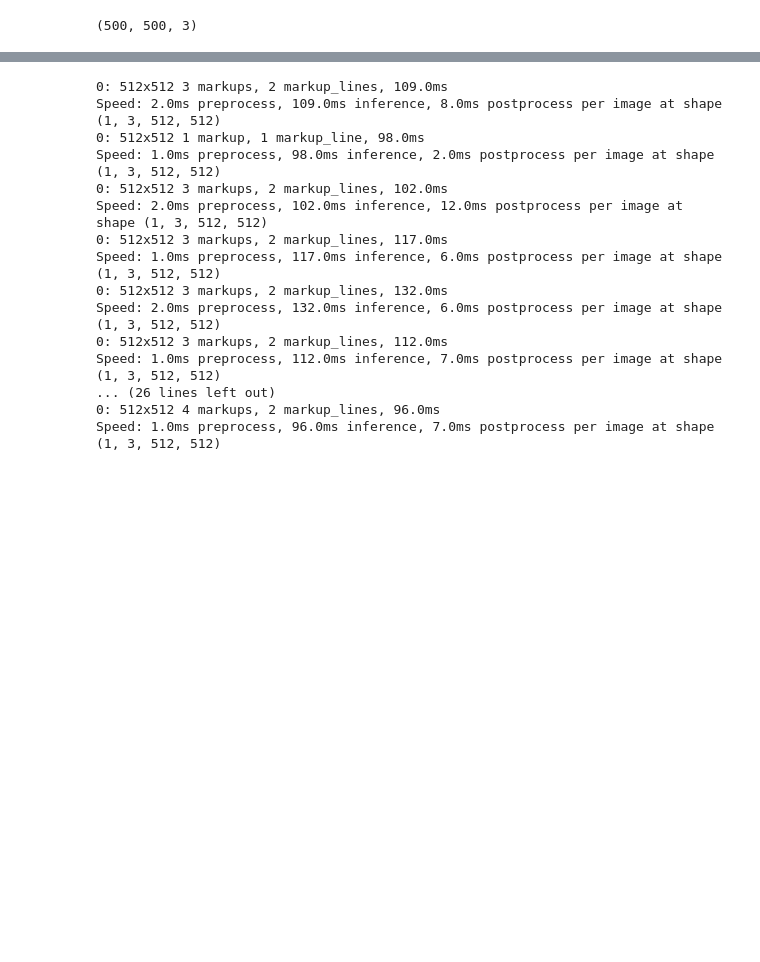
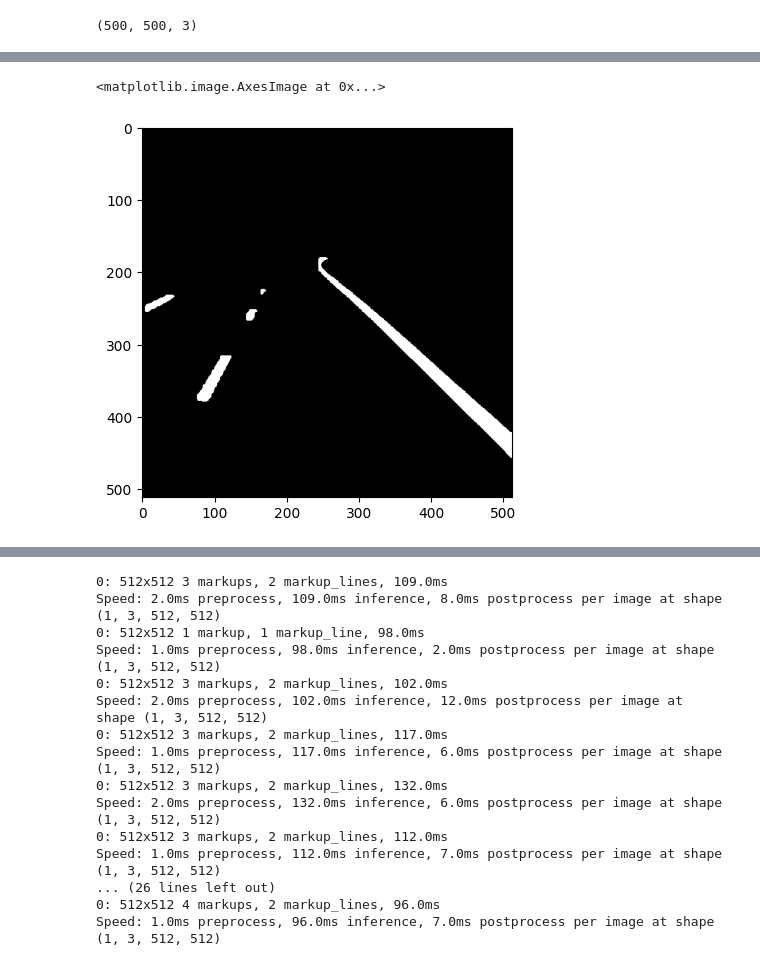
Before and after one commit to FilippYV/ETS_Autopilot, a Jupyter notebook: code_programm/lane_recognition/yolo8_seg_medel_test.ipynb, the cells around one changed output, grey strips where cells are left out. Drawn from its saved outputs; the diff is of its cells as text; code cells hidden in the pictures; blank space fills up the shorter version.

```diff
--- a/code_programm/lane_recognition/yolo8_seg_medel_test.ipynb
+++ b/code_programm/lane_recognition/yolo8_seg_medel_test.ipynb
@@ -54,3 +37,23 @@ for result in results:
+# %%
+import numpy as np
+
+
+size = 512
+# Создание пустого массива для хранения объединенных масок
+combined_mask = np.zeros((size, size))
+
+# Перебор всех масок
+for i in results[0].masks.data:
+    # Добавление каждой маски к объединенному массиву
+    combined_mask += i.cpu().numpy()
+
+# Преобразование объединенного массива в тип uint8
+combined_mask.astype(np.uint8)
+# Сохранение объединенного массива в файл
+plt.imshow(combined_mask, 'gray')
+# %% [output]
+<matplotlib.image.AxesImage at 0x...>
+[figure, added]
 # %%
 # Получение классов и имен классов
 classes = results[0].boxes.cls.cpu().numpy()
```
Also changed, not shown: parts of 5 cells of this notebook, 1 other file.
